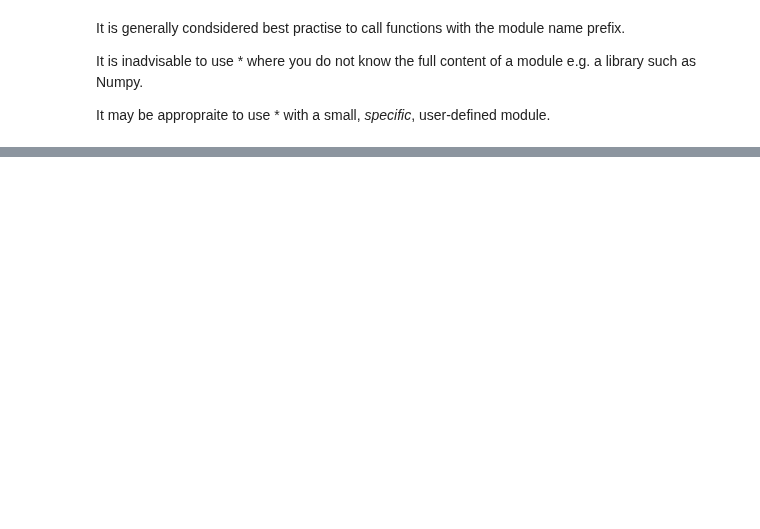
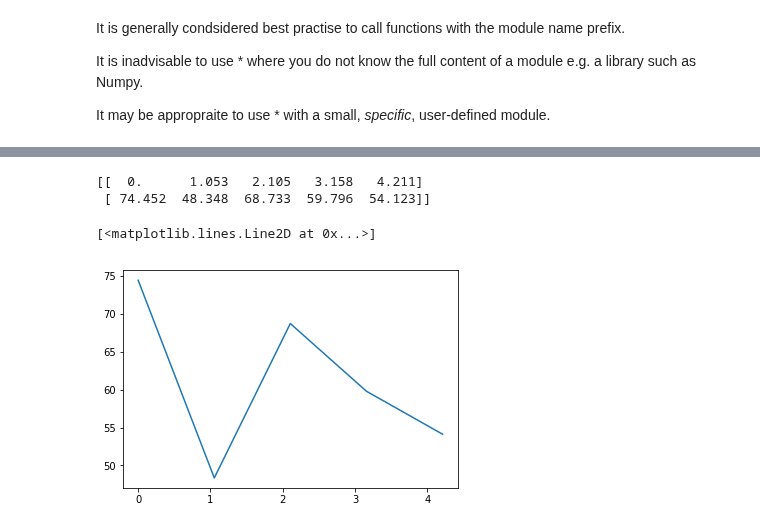
Before and after one commit to hphilamore/ILAS_python, a Jupyter notebook: 9_Input_and_Output.ipynb, the cells around one changed output, grey strips where cells are left out. Cells and saved outputs as stored; diff of their text form; code cells hidden in the pictures; blank space fills up the shorter version.

```diff
--- a/9_Input_and_Output.ipynb
+++ b/9_Input_and_Output.ipynb
@@ -385,0 +559,12 @@ NameError: name 'Importing' is not defined
+# %%
+#np.genfromtxt('sample_data/xy_data.csv', dtype= None)
+A = np.loadtxt('sample_data/data.dat')
+print(A)
+# %% [output]
+[[  0.      1.053   2.105   3.158   4.211]
+ [ 74.452  48.348  68.733  59.796  54.123]]
+# %%
+plt.plot(A[0], A[1])
+# %% [output]
+[<matplotlib.lines.Line2D at 0x...>]
+[figure, added]
```
Also changed, not shown: parts of 74 cells of this notebook, 5 other files.
